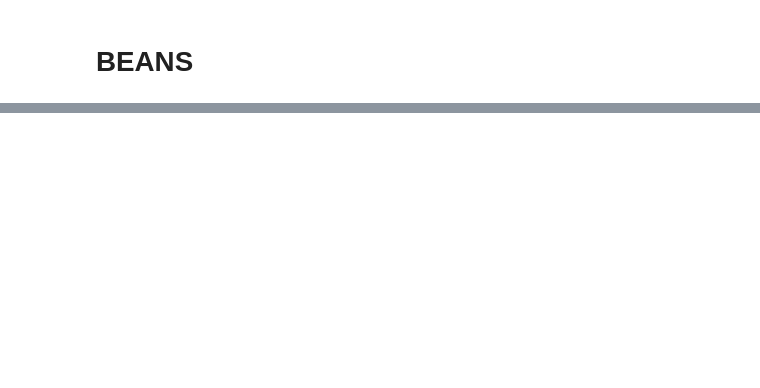
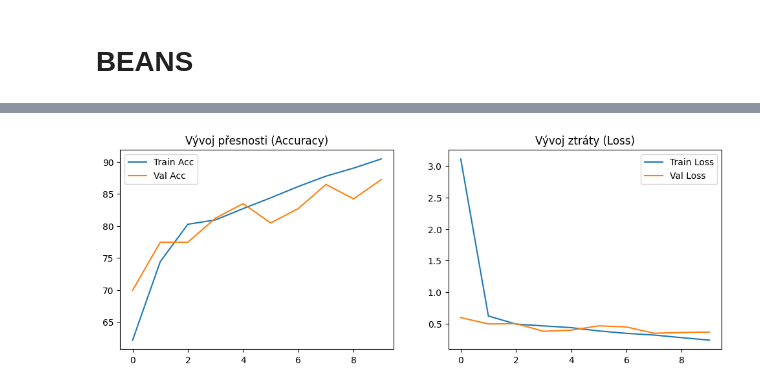
Before and after one commit to m-pydych/Beans_ML, a Jupyter notebook: beans.ipynb, the cells around one changed output, grey strips where cells are left out. Cells and saved outputs as stored; diff of their text form; code cells hidden in the pictures; blank space fills up the shorter version.

```diff
--- a/beans.ipynb
+++ b/beans.ipynb
@@ -65,0 +295,23 @@ picture count per class in train data
+# %%
+def plot_history(history):
+    plt.figure(figsize=(12, 4))
+
+    # Accuracy
+    plt.subplot(1, 2, 1)
+    plt.plot(history['train_acc'], label='Train Acc')
+    plt.plot(history['val_acc'], label='Val Acc')
+    plt.title('Vývoj přesnosti (Accuracy)')
+    plt.legend()
+
+    # Loss
+    plt.subplot(1, 2, 2)
+    plt.plot(history['train_loss'], label='Train Loss')
+    plt.plot(history['val_loss'], label='Val Loss')
+    plt.title('Vývoj ztráty (Loss)')
+    plt.legend()
+
+    plt.show()
+
+plot_history(history_2)
+# %% [output]
+[figure, added]
```
Also changed, not shown: parts of 20 cells of this notebook.
